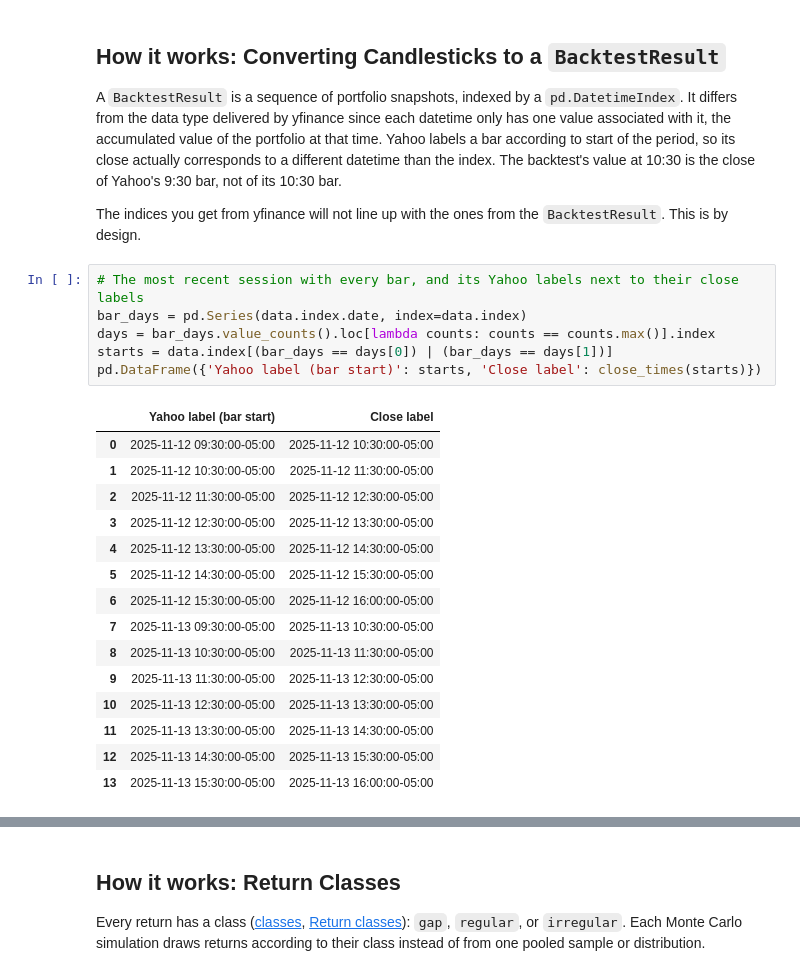
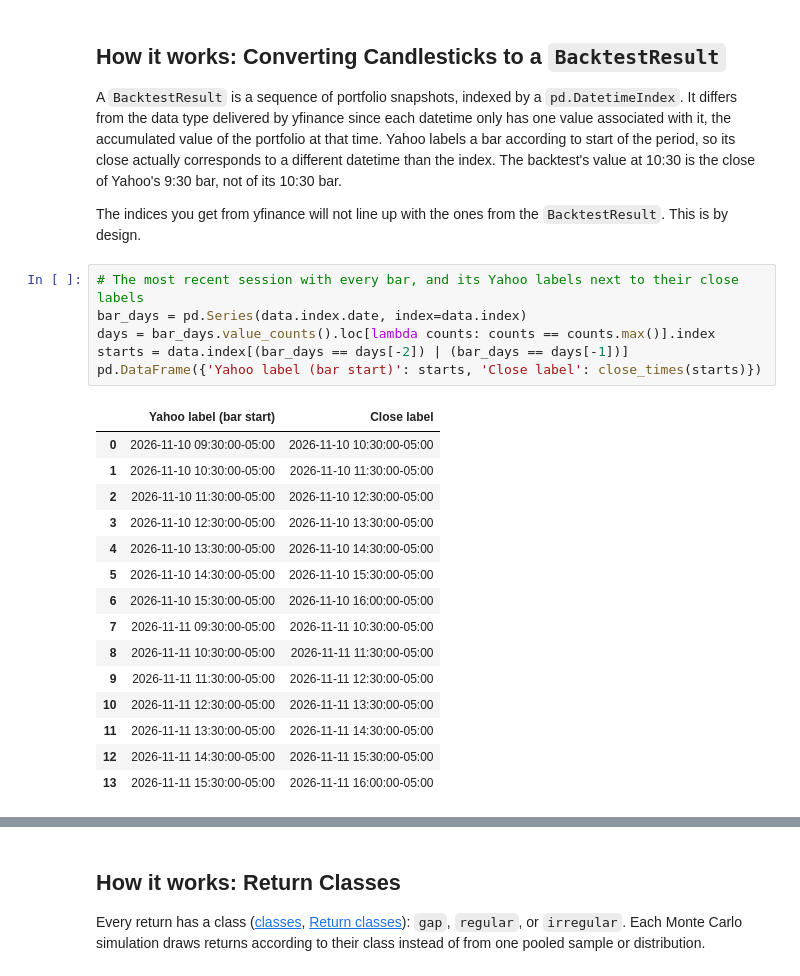
Before and after one commit to YohoCodes/portfolio-forecast-demos, a Jupyter notebook: 02_intraday_sessions_and_gaps.ipynb, the cells around one changed output, grey strips where cells are left out. Drawn from its saved outputs; the diff is of its cells as text.

```diff
--- a/02_intraday_sessions_and_gaps.ipynb
+++ b/02_intraday_sessions_and_gaps.ipynb
@@ -72,25 +72,25 @@ The indices you get from yfinance will not line up with the ones from the `Backt
 # %%
 # The most recent session with every bar, and its Yahoo labels next to their close labels
 bar_days = pd.Series(data.index.date, index=data.index)
 days = bar_days.value_counts().loc[lambda counts: counts == counts.max()].index
-starts = data.index[(bar_days == days[0]) | (bar_days == days[1])]
+starts = data.index[(bar_days == days[-2]) | (bar_days == days[-1])]
 pd.DataFrame({'Yahoo label (bar start)': starts, 'Close label': close_times(starts)})
 # %% [output]
 |  | Yahoo label (bar start) | Close label |
-| 0 | 2025-11-12 09:30:00-05:00 | 2025-11-12 10:30:00-05:00 |
-| 1 | 2025-11-12 10:30:00-05:00 | 2025-11-12 11:30:00-05:00 |
-| 2 | 2025-11-12 11:30:00-05:00 | 2025-11-12 12:30:00-05:00 |
-| 3 | 2025-11-12 12:30:00-05:00 | 2025-11-12 13:30:00-05:00 |
-| 4 | 2025-11-12 13:30:00-05:00 | 2025-11-12 14:30:00-05:00 |
-| 5 | 2025-11-12 14:30:00-05:00 | 2025-11-12 15:30:00-05:00 |
-| 6 | 2025-11-12 15:30:00-05:00 | 2025-11-12 16:00:00-05:00 |
-| 7 | 2025-11-13 09:30:00-05:00 | 2025-11-13 10:30:00-05:00 |
-| 8 | 2025-11-13 10:30:00-05:00 | 2025-11-13 11:30:00-05:00 |
-| 9 | 2025-11-13 11:30:00-05:00 | 2025-11-13 12:30:00-05:00 |
-| 10 | 2025-11-13 12:30:00-05:00 | 2025-11-13 13:30:00-05:00 |
-| 11 | 2025-11-13 13:30:00-05:00 | 2025-11-13 14:30:00-05:00 |
-| 12 | 2025-11-13 14:30:00-05:00 | 2025-11-13 15:30:00-05:00 |
-| 13 | 2025-11-13 15:30:00-05:00 | 2025-11-13 16:00:00-05:00 |
+| 0 | 2026-11-10 09:30:00-05:00 | 2026-11-10 10:30:00-05:00 |
+| 1 | 2026-11-10 10:30:00-05:00 | 2026-11-10 11:30:00-05:00 |
+| 2 | 2026-11-10 11:30:00-05:00 | 2026-11-10 12:30:00-05:00 |
+| 3 | 2026-11-10 12:30:00-05:00 | 2026-11-10 13:30:00-05:00 |
+| 4 | 2026-11-10 13:30:00-05:00 | 2026-11-10 14:30:00-05:00 |
+| 5 | 2026-11-10 14:30:00-05:00 | 2026-11-10 15:30:00-05:00 |
+| 6 | 2026-11-10 15:30:00-05:00 | 2026-11-10 16:00:00-05:00 |
+| 7 | 2026-11-11 09:30:00-05:00 | 2026-11-11 10:30:00-05:00 |
+| 8 | 2026-11-11 10:30:00-05:00 | 2026-11-11 11:30:00-05:00 |
+| 9 | 2026-11-11 11:30:00-05:00 | 2026-11-11 12:30:00-05:00 |
+| 10 | 2026-11-11 12:30:00-05:00 | 2026-11-11 13:30:00-05:00 |
+| 11 | 2026-11-11 13:30:00-05:00 | 2026-11-11 14:30:00-05:00 |
+| 12 | 2026-11-11 14:30:00-05:00 | 2026-11-11 15:30:00-05:00 |
+| 13 | 2026-11-11 15:30:00-05:00 | 2026-11-11 16:00:00-05:00 |
 # %% [markdown]
 The same session in the backtest has one more mark than it has bars: the open mark first, then each bar's close.
 
```
Also changed, not shown: parts of 7 cells of this notebook, 1 other file.
